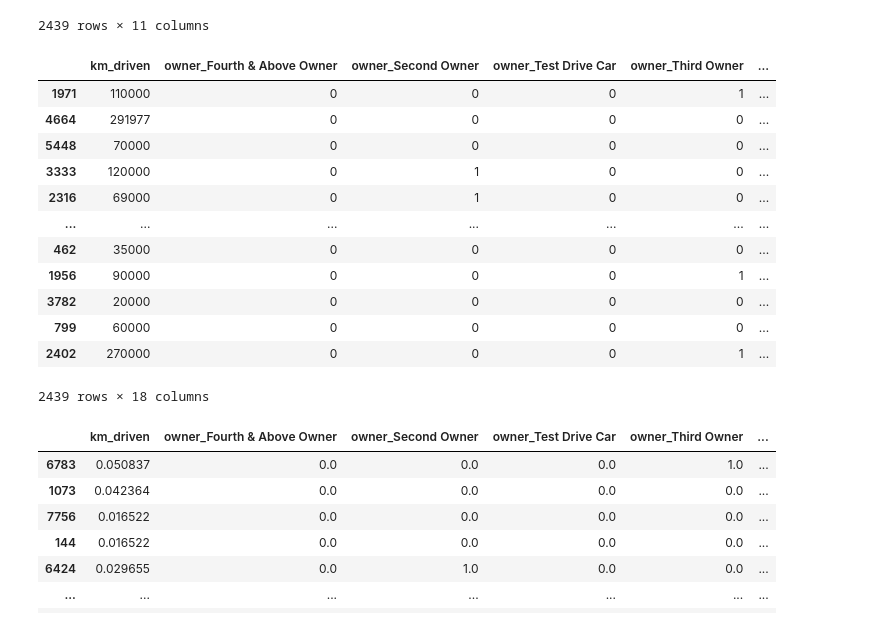
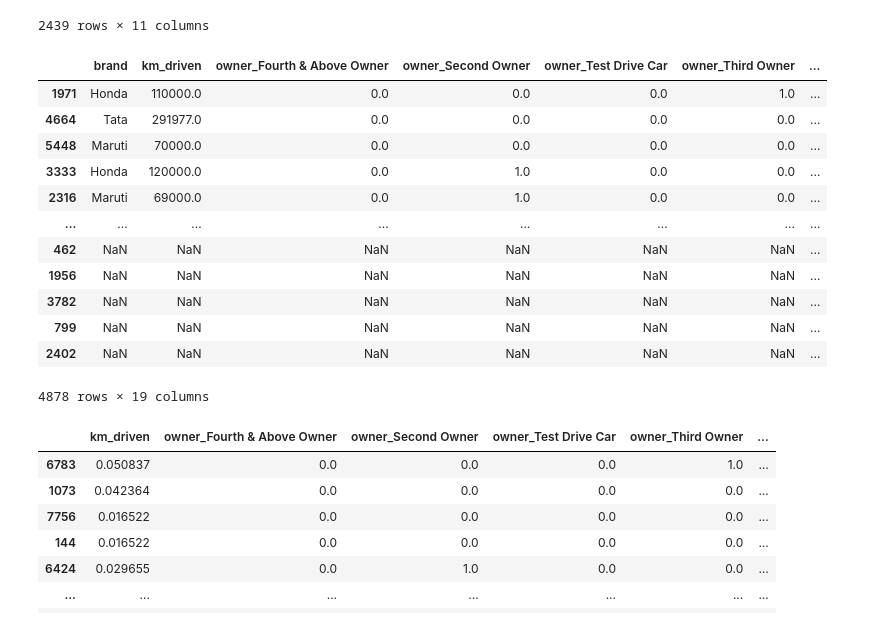
Before and after one commit to Rohit2209Raj/100_Days_of_Machine_Learning_new, a Jupyter notebook: Feature Engineering/1.Scaling/3.CategoricalEncoding/3.One Hot Encoder/OneHotEncoder.ipynb, the cells around one changed output. Cells and saved outputs as stored; diff of their text form; code cells hidden in the pictures.

```diff
--- a/Feature Engineering/1.Scaling/3.CategoricalEncoding/3.One Hot Encoder/OneHotEncoder.ipynb
+++ b/Feature Engineering/1.Scaling/3.CategoricalEncoding/3.One Hot Encoder/OneHotEncoder.ipynb
@@ -340,21 +340,22 @@ encoded_x_test=pd.DataFrame(ohe.transform(x_test[cols]),columns=ohe.get_feature_
 # x_test=pd.concat([x_test,encoded_x_test],axis=1)
 x_test=x_test.drop(columns=['fuel','owner'])
 # %%
+x_test=pd.concat([x_test,encoded_x_test])
 x_test
 # %% [output]
-|  | km_driven | owner_Fourth & Above Owner | owner_Second Owner | owner_Test Drive Car | owner_Third Owner | ... |
-| 1971 | 110000 | 0 | 0 | 0 | 1 | ... |
-| 4664 | 291977 | 0 | 0 | 0 | 0 | ... |
-| 5448 | 70000 | 0 | 0 | 0 | 0 | ... |
-| 3333 | 120000 | 0 | 1 | 0 | 0 | ... |
-| 2316 | 69000 | 0 | 1 | 0 | 0 | ... |
-| ... | ... | ... | ... | ... | ... | ... |
-| 462 | 35000 | 0 | 0 | 0 | 0 | ... |
-| 1956 | 90000 | 0 | 0 | 0 | 1 | ... |
-| 3782 | 20000 | 0 | 0 | 0 | 0 | ... |
-| 799 | 60000 | 0 | 0 | 0 | 0 | ... |
-| 2402 | 270000 | 0 | 0 | 0 | 1 | ... |
+|  | brand | km_driven | owner_Fourth & Above Owner | owner_Second Owner | owner_Test Drive Car | owner_Third Owner | ... |
+| 1971 | Honda | 110000.0 | 0.0 | 0.0 | 0.0 | 1.0 | ... |
+| 4664 | Tata | 291977.0 | 0.0 | 0.0 | 0.0 | 0.0 | ... |
+| 5448 | Maruti | 70000.0 | 0.0 | 0.0 | 0.0 | 0.0 | ... |
+| 3333 | Honda | 120000.0 | 0.0 | 1.0 | 0.0 | 0.0 | ... |
+| 2316 | Maruti | 69000.0 | 0.0 | 1.0 | 0.0 | 0.0 | ... |
+| ... | ... | ... | ... | ... | ... | ... | ... |
+| 462 | NaN | NaN | NaN | NaN | NaN | NaN | ... |
+| 1956 | NaN | NaN | NaN | NaN | NaN | NaN | ... |
+| 3782 | NaN | NaN | NaN | NaN | NaN | NaN | ... |
+| 799 | NaN | NaN | NaN | NaN | NaN | NaN | ... |
+| 2402 | NaN | NaN | NaN | NaN | NaN | NaN | ... |
-2439 rows × 18 columns
+4878 rows × 19 columns
 # %%
 from sklearn.preprocessing import MinMaxScaler
 # %%
```
Also changed, not shown: parts of 5 cells of this notebook, 2 other files.
